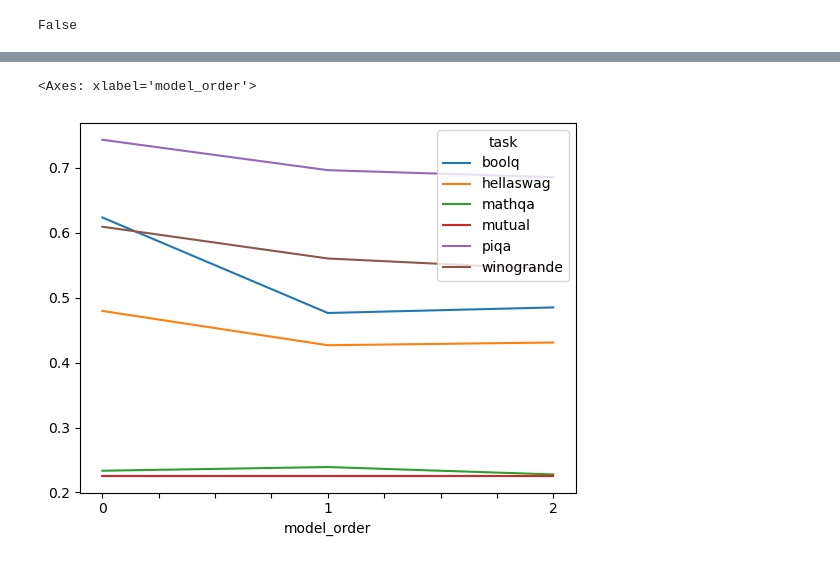
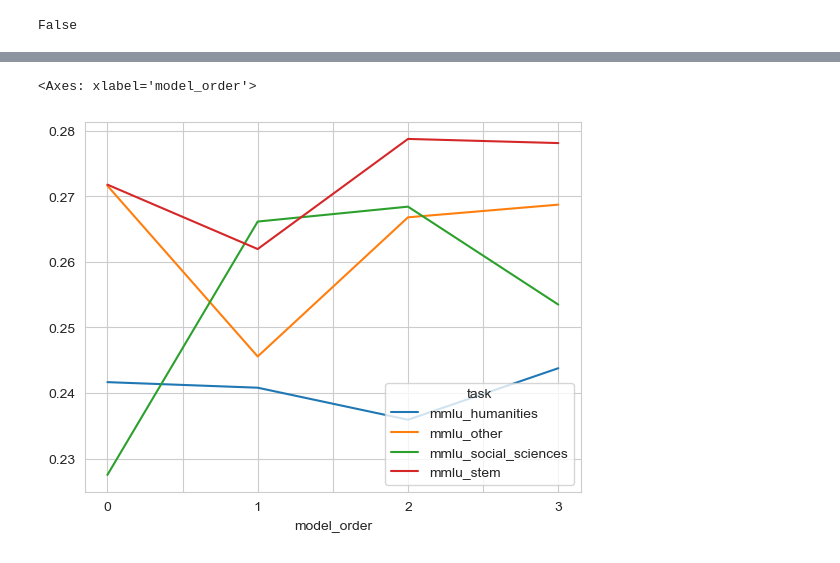
Before and after one commit to egesualp/growth-vs-forgetting, a Jupyter notebook: notebooks/evaluation_results.ipynb, the cells around one changed output, grey strips where cells are left out. Cells and saved outputs as stored; diff of their text form; code cells hidden in the pictures.

```diff
--- a/notebooks/evaluation_results.ipynb
+++ b/notebooks/evaluation_results.ipynb
@@ -309,2 +402,4 @@ for i, key in df_all[['category', 'task']].drop_duplicates().iterrows():
 # %%
 df_all['metric'] = df_all.apply(lambda row: row[mapping[row['task']]] if row['task'] in mapping else None, axis=1)
+# %%
+df_all['metric_std'] = df_all.apply(lambda row: row[mapping_std[row['task']]] if row['task'] in mapping_std else None, axis=1)
@@ -329,8 +434,10 @@ df_all.dropna(subset=['metric']).pivot_table(columns='model', index=['category',
 | 31 | Rs | piqa | 0.743199 | 0.753536 | 0.696409 | 0.685528 | ... |
 | 32 | Rs | winogrande | 0.609313 | 0.644830 | 0.560379 | 0.543804 | ... |
 # %%
-df_all_clean = df_all[['model_type', 'model_order', 'model', 'category', 'task', 'metric']]
+df_all_clean = df_all[['model_type', 'model_order', 'model', 'category', 'task', 'metric', 'metric_std']]
 df_all_clean = df_all_clean.dropna(subset=['metric'])
 df_all_clean['metric'] = df_all_clean['metric'].astype(float)
+df_all_clean['metric_std'] = df_all_clean['metric_std'].astype(float)
+
 df_all_clean
 # %% [output]
@@ -353,3 +476,3 @@ df_stacked = df_all_clean.query('model_type == "Stacked"')
 # %%
-df_pivot_llm = df_llm.pivot(index=['category','task'], columns='model_order', values='metric')
-df_pivot_stacked = df_stacked.pivot(index=['category','task'], columns='model_order', values='metric')
+df_pivot_llm = df_llm.drop_duplicates().pivot(index=['category','task'], columns='model_order', values='metric')
+df_pivot_stacked = df_stacked.drop_duplicates().pivot(index=['category','task'], columns='model_order', values='metric')
@@ -356,8 +566,8 @@ df_pivot_stacked = df_stacked.pivot(index=['category','task'], columns='model_or
 # %%
 rel_drops = {}
 for col in df_pivot_llm.columns:
-    if col != 0:
-        rel_drops[col] = (df_pivot_llm[0] - df_pivot_llm[col]) / df_pivot_llm[0]
+    if col != '0':
+        rel_drops[col] = (df_pivot_llm['0'] - df_pivot_llm[col]) / df_pivot_llm['0']
 
 df_rel_drops = pd.DataFrame(rel_drops)
 df_pivot_llm['FG'] = df_rel_drops.mean(axis=1) * 100
@@ -370,7 +601,7 @@ for col in df_pivot_stacked.columns:
 df_rel_drops = pd.DataFrame(rel_drops)
 df_pivot_stacked['FG'] = df_rel_drops.mean(axis=1) * 100
 # %%
-df_pivot_llm.loc['Rs'].iloc[:,:-1].T.plot()
+df_pivot_llm.loc['DK'].iloc[:,:-1].T.plot()
 # %% [output]
 <Axes: xlabel='model_order'>
-[figure, old version]
+[figure, new version]
```
Also changed, not shown: parts of 67 cells of this notebook, 4 other files.
